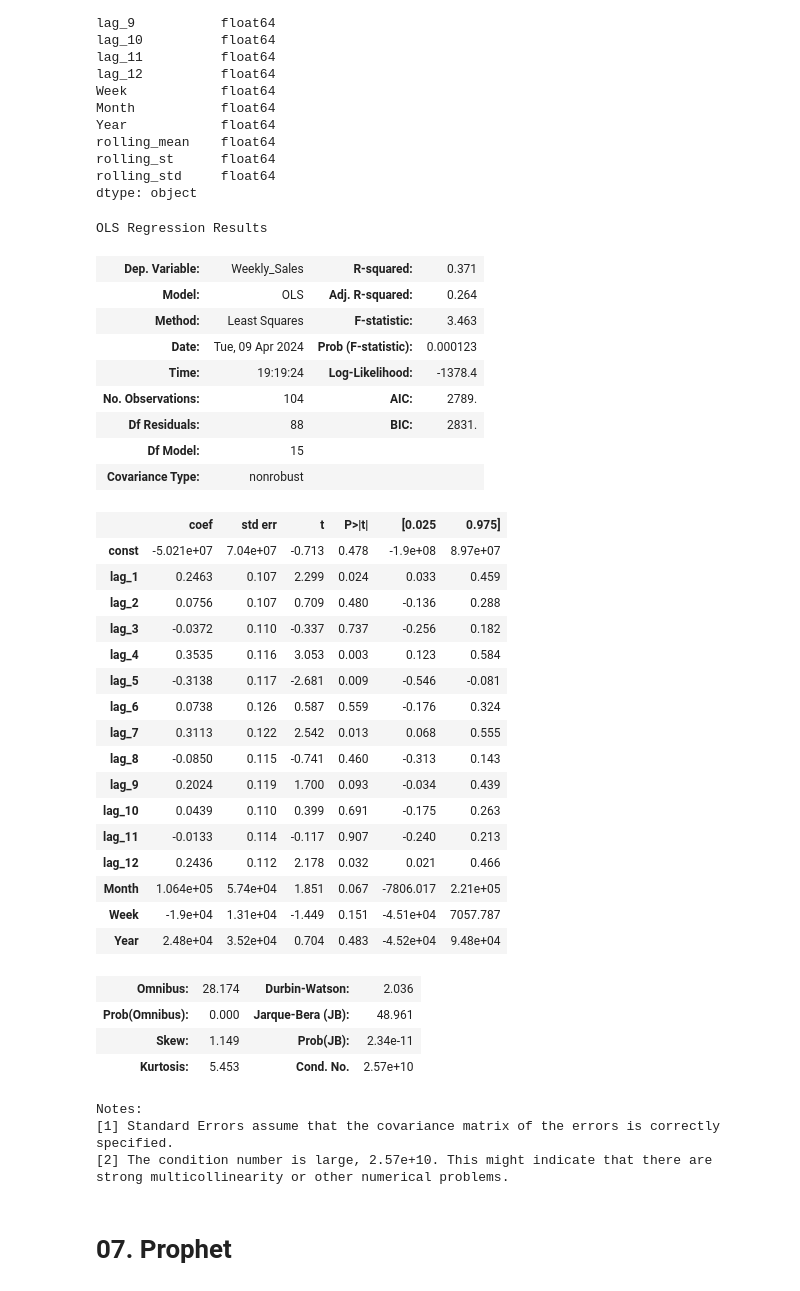
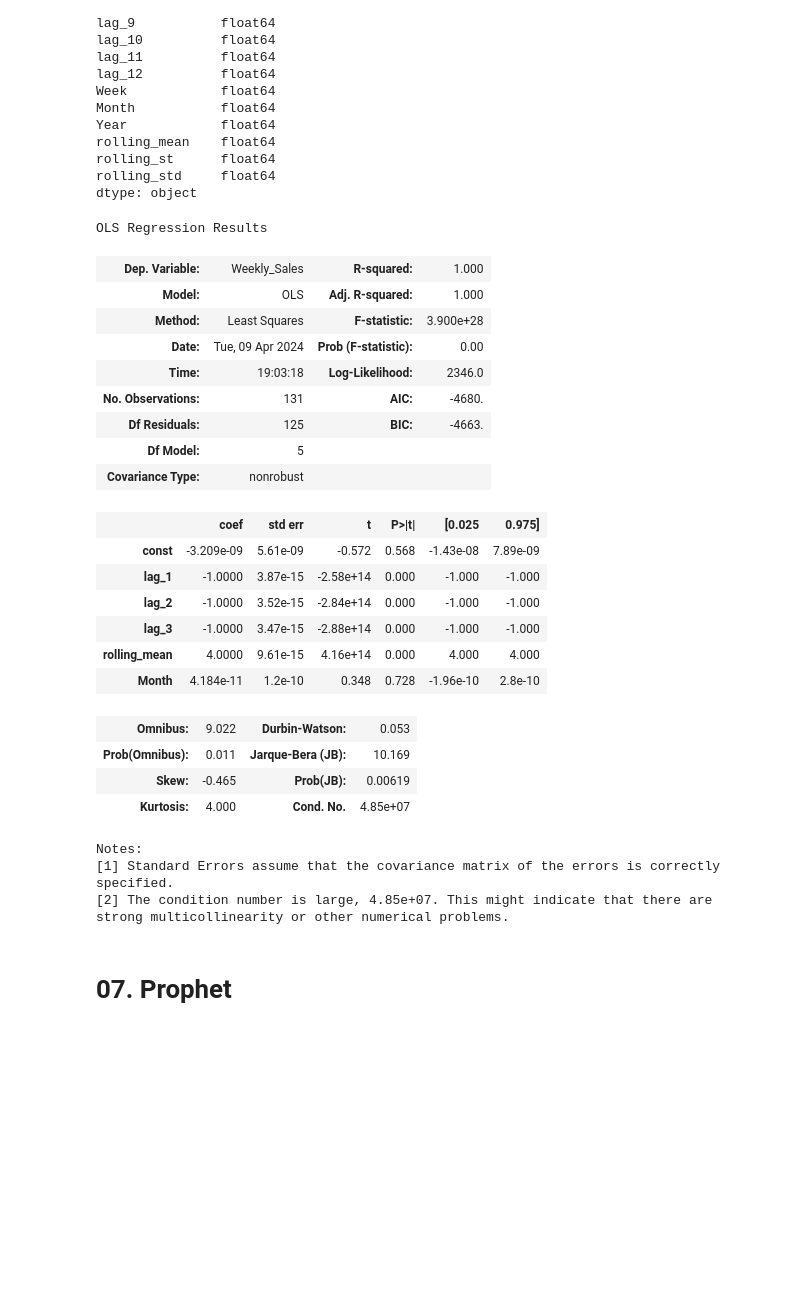
Before and after one commit to AdrianLandaverde/Proyectos-de-Ingenieria-Matematica, a Jupyter notebook: modulo1/tarea3/tarea3.ipynb, the cells around one changed output. Saved outputs shown, nothing was run; the diff lists cells and outputs as text; code cells hidden in the pictures; blank space fills up the shorter version.

```diff
--- a/modulo1/tarea3/tarea3.ipynb
+++ b/modulo1/tarea3/tarea3.ipynb
@@ -222,50 +222,37 @@ rolling_st      float64
 rolling_std     float64
 dtype: object
 # %%
-X= df_ts_ml[["lag_1", "lag_2", "lag_3", "lag_4", "lag_5", "lag_6", "lag_7", "lag_8", "lag_9", "lag_10", "lag_11", "lag_12", "Month", "Week", "Year"]]
+X= df_ts_ml[["lag_1", "lag_2", "lag_3", "rolling_mean", "Month"]]
 y= df_ts_ml["Weekly_Sales"]
 X= sm.add_constant(X)
 
-X_train, X_test= X[:int(0.8*len(X))], X[int(0.8*len(X)):]
-y_train, y_test= y[:int(0.8*len(y))], y[int(0.8*len(y)):]
-
-model= sm.OLS(y_train, X_train).fit()
+model= sm.OLS(y, X).fit()
 model.summary()
 # %% [output]
 OLS Regression Results
-| Dep. Variable: | Weekly_Sales | R-squared: | 0.371 |
-| Model: | OLS | Adj. R-squared: | 0.264 |
-| Method: | Least Squares | F-statistic: | 3.463 |
-| Date: | Tue, 09 Apr 2024 | Prob (F-statistic): | 0.000123 |
-| Time: | 19:19:24 | Log-Likelihood: | -1378.4 |
-| No. Observations: | 104 | AIC: | 2789. |
-| Df Residuals: | 88 | BIC: | 2831. |
-| Df Model: | 15 |  |  |
+| Dep. Variable: | Weekly_Sales | R-squared: | 1.000 |
+| Model: | OLS | Adj. R-squared: | 1.000 |
+| Method: | Least Squares | F-statistic: | 3.900e+28 |
+| Date: | Tue, 09 Apr 2024 | Prob (F-statistic): | 0.00 |
+| Time: | 19:03:18 | Log-Likelihood: | 2346.0 |
+| No. Observations: | 131 | AIC: | -4680. |
+| Df Residuals: | 125 | BIC: | -4663. |
+| Df Model: | 5 |  |  |
 | Covariance Type: | nonrobust |  |  |
 |  | coef | std err | t | P>|t| | [0.025 | 0.975] |
-| const | -5.021e+07 | 7.04e+07 | -0.713 | 0.478 | -1.9e+08 | 8.97e+07 |
-| lag_1 | 0.2463 | 0.107 | 2.299 | 0.024 | 0.033 | 0.459 |
-| lag_2 | 0.0756 | 0.107 | 0.709 | 0.480 | -0.136 | 0.288 |
-| lag_3 | -0.0372 | 0.110 | -0.337 | 0.737 | -0.256 | 0.182 |
-| lag_4 | 0.3535 | 0.116 | 3.053 | 0.003 | 0.123 | 0.584 |
-| lag_5 | -0.3138 | 0.117 | -2.681 | 0.009 | -0.546 | -0.081 |
-| lag_6 | 0.0738 | 0.126 | 0.587 | 0.559 | -0.176 | 0.324 |
-| lag_7 | 0.3113 | 0.122 | 2.542 | 0.013 | 0.068 | 0.555 |
-| lag_8 | -0.0850 | 0.115 | -0.741 | 0.460 | -0.313 | 0.143 |
-| lag_9 | 0.2024 | 0.119 | 1.700 | 0.093 | -0.034 | 0.439 |
-| lag_10 | 0.0439 | 0.110 | 0.399 | 0.691 | -0.175 | 0.263 |
-| lag_11 | -0.0133 | 0.114 | -0.117 | 0.907 | -0.240 | 0.213 |
-| lag_12 | 0.2436 | 0.112 | 2.178 | 0.032 | 0.021 | 0.466 |
-| Month | 1.064e+05 | 5.74e+04 | 1.851 | 0.067 | -7806.017 | 2.21e+05 |
-| Week | -1.9e+04 | 1.31e+04 | -1.449 | 0.151 | -4.51e+04 | 7057.787 |
-| Year | 2.48e+04 | 3.52e+04 | 0.704 | 0.483 | -4.52e+04 | 9.48e+04 |
+| const | -3.209e-09 | 5.61e-09 | -0.572 | 0.568 | -1.43e-08 | 7.89e-09 |
+| lag_1 | -1.0000 | 3.87e-15 | -2.58e+14 | 0.000 | -1.000 | -1.000 |
+| lag_2 | -1.0000 | 3.52e-15 | -2.84e+14 | 0.000 | -1.000 | -1.000 |
+| lag_3 | -1.0000 | 3.47e-15 | -2.88e+14 | 0.000 | -1.000 | -1.000 |
+| rolling_mean | 4.0000 | 9.61e-15 | 4.16e+14 | 0.000 | 4.000 | 4.000 |
+| Month | 4.184e-11 | 1.2e-10 | 0.348 | 0.728 | -1.96e-10 | 2.8e-10 |
-| Omnibus: | 28.174 | Durbin-Watson: | 2.036 |
-| Prob(Omnibus): | 0.000 | Jarque-Bera (JB): | 48.961 |
-| Skew: | 1.149 | Prob(JB): | 2.34e-11 |
-| Kurtosis: | 5.453 | Cond. No. | 2.57e+10 |
+| Omnibus: | 9.022 | Durbin-Watson: | 0.053 |
+| Prob(Omnibus): | 0.011 | Jarque-Bera (JB): | 10.169 |
+| Skew: | -0.465 | Prob(JB): | 0.00619 |
+| Kurtosis: | 4.000 | Cond. No. | 4.85e+07 |
 Notes:
 [1] Standard Errors assume that the covariance matrix of the errors is correctly specified.
-[2] The condition number is large, 2.57e+10. This might indicate that there are
+[2] The condition number is large, 4.85e+07. This might indicate that there are
 strong multicollinearity or other numerical problems.
 # %% [markdown]
 # 07. Prophet
```
